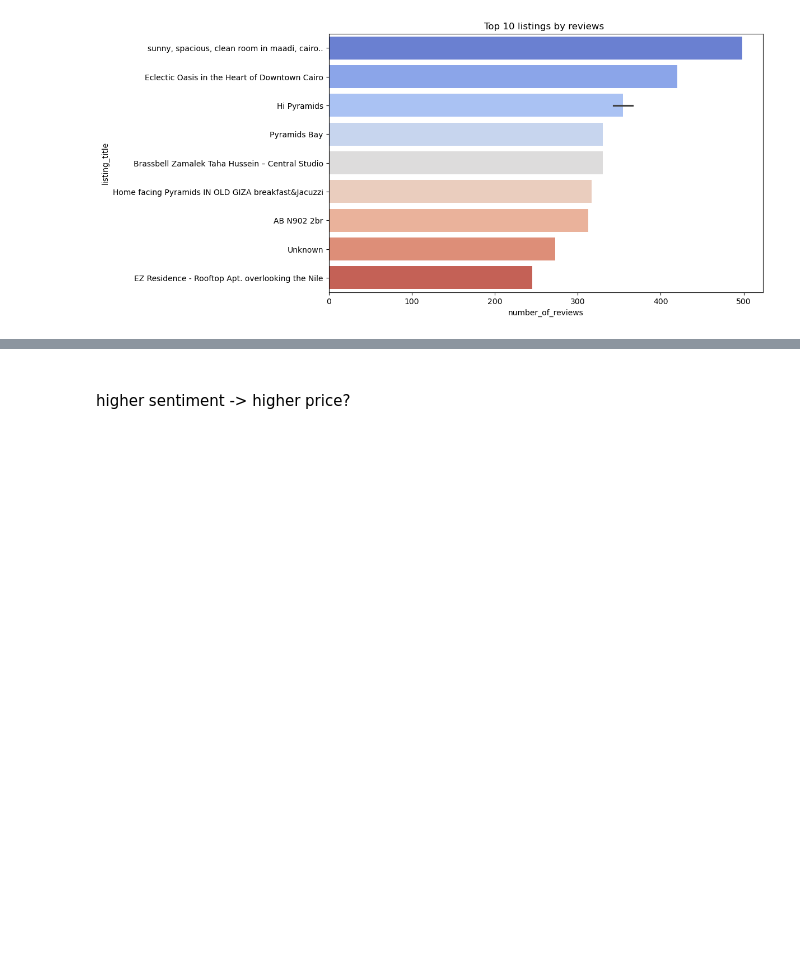
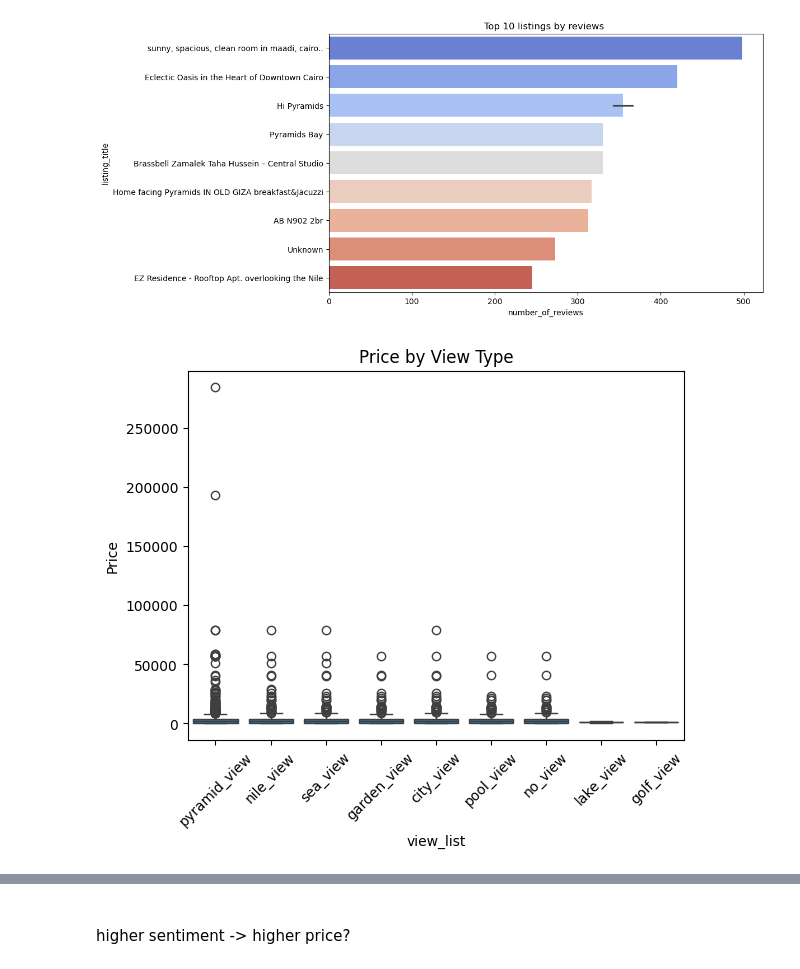
Before and after one commit to Mennaa-Ayman/Airbnb-Data-Analytics, a Jupyter notebook: Analysis/Rental-Feature-Analysis.ipynb, the cells around one changed output, grey strips where cells are left out. Saved outputs shown, nothing was run; the diff lists cells and outputs as text; code cells hidden in the pictures; blank space fills up the shorter version.

```diff
--- a/Analysis/Rental-Feature-Analysis.ipynb
+++ b/Analysis/Rental-Feature-Analysis.ipynb
@@ -99,3 +97,27 @@ Passing `palette` without assigning `hue` is deprecated and will be removed in v
 
   sns.barplot(y=top_reviews['title'], x=top_reviews['reviews_count'], palette="coolwarm")
 [figure]
+# %%
+# ── Helper ──────────────────────────────────────────────────────────────────
+def parse_list_col(val):
+    try:
+        if isinstance(val, str) and val.startswith('['):
+            return ast.literal_eval(val)
+        return [val]
+    except:
+        return [val]
+# %%
+df['view_list'] = df['view_type'].apply(parse_list_col)
+
+# Explode so each view gets its own row
+df_exploded = df.explode('view_list').reset_index(drop=True)
+
+# Now plot
+sns.boxplot(x='view_list', y='price_breakdown_baseprice_price', data=df_exploded)
+plt.xticks(rotation=45)
+plt.title('Price by View Type')
+plt.ylabel('Price')
+plt.savefig('../Plots/price_by_view_type.png', bbox_inches='tight', dpi=150)
+plt.show()
+# %% [output]
+[figure, added]
```
Also changed, not shown: parts of 7 cells of this notebook, 6 other files.
